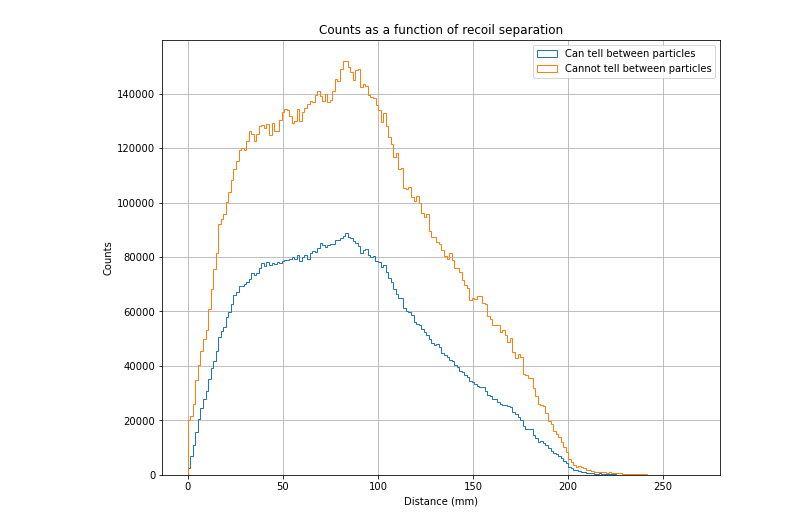
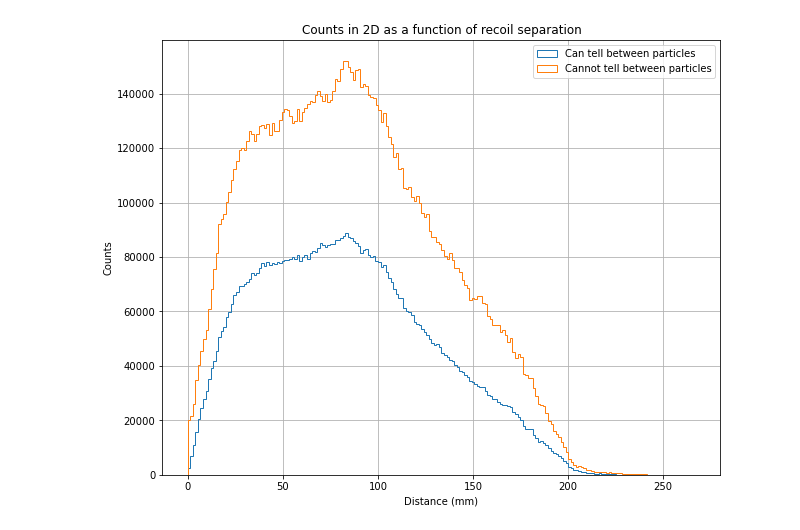
Before and after one commit to ArktisDev/Migdal, a Jupyter notebook: analysis/graphing/Migdal Analysis.ipynb, the cells around one changed output. Drawn from its saved outputs; the diff is of its cells as text; code cells hidden in the pictures.

```diff
--- a/analysis/graphing/Migdal Analysis.ipynb
+++ b/analysis/graphing/Migdal Analysis.ipynb
@@ -4,25 +4,25 @@ import numpy as np
 import pandas as pd
 import matplotlib.pyplot as plt
 import matplotlib
-# %%
-file = uproot.open("../../geant/data/output_2D_xz_TTrack_TParticle.root")
-distancesTParticle = file['Pairwise Distances'].arrays(library='pd')
-
-file = uproot.open("../../geant/data/output_2D_xz_TTrack_FParticle.root")
-distancesFParticle = file['Pairwise Distances'].arrays(library='pd')
-
-fig, ax = plt.subplots(figsize=(10, 8))
-
-ax.hist(distancesTParticle, bins=200, histtype='step', fill=False, label='Can tell between particles')
-ax.hist(distancesFParticle, bins=200, histtype='step', fill=False, label='Cannot tell between particles')
-
-ax.set_xlabel('Distance (mm)')
-ax.set_ylabel('Counts')
-ax.set_title('Counts as a function of recoil separation')
-
-ax.legend()
-ax.grid()
-
-plt.show()
-# %% [output]
-[figure, removed]
+# %%
+file = uproot.open("../../geant/data/output_2D_xz_TTrack_TParticle.root")
+distancesTParticle = file['Pairwise Distances'].arrays(library='pd')
+
+file = uproot.open("../../geant/data/output_2D_xz_TTrack_FParticle.root")
+distancesFParticle = file['Pairwise Distances'].arrays(library='pd')
+
+fig, ax = plt.subplots(figsize=(10, 8))
+
+ax.hist(distancesTParticle, bins=200, histtype='step', label='Can tell between particles')
+ax.hist(distancesFParticle, bins=200, histtype='step', label='Cannot tell between particles')
+
+ax.set_xlabel('Distance (mm)')
+ax.set_ylabel('Counts')
+ax.set_title('Counts in 2D as a function of recoil separation')
+
+ax.legend()
+ax.grid()
+
+plt.show()
+# %% [output]
+[figure, added]
```
Also changed, not shown: parts of 4 cells of this notebook, 10 other files.
